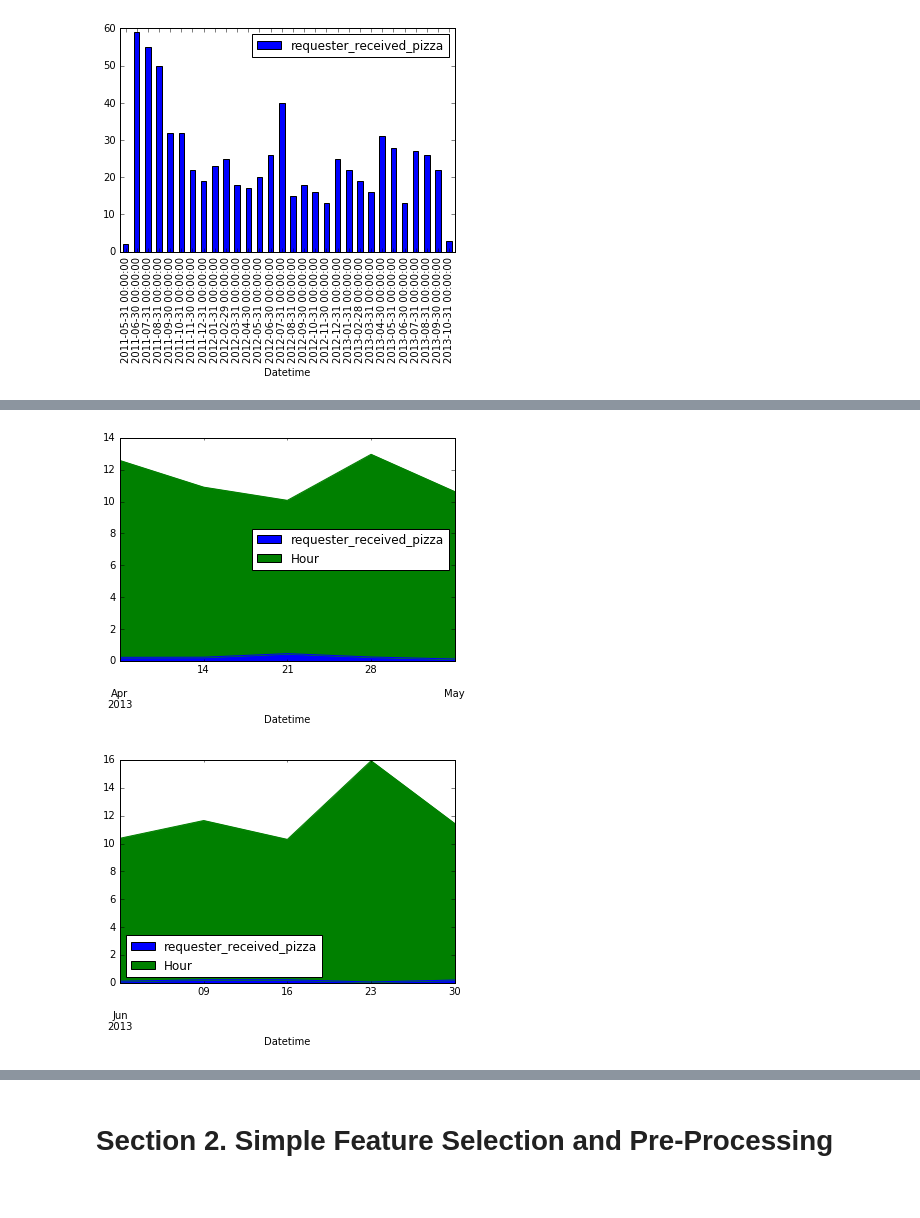
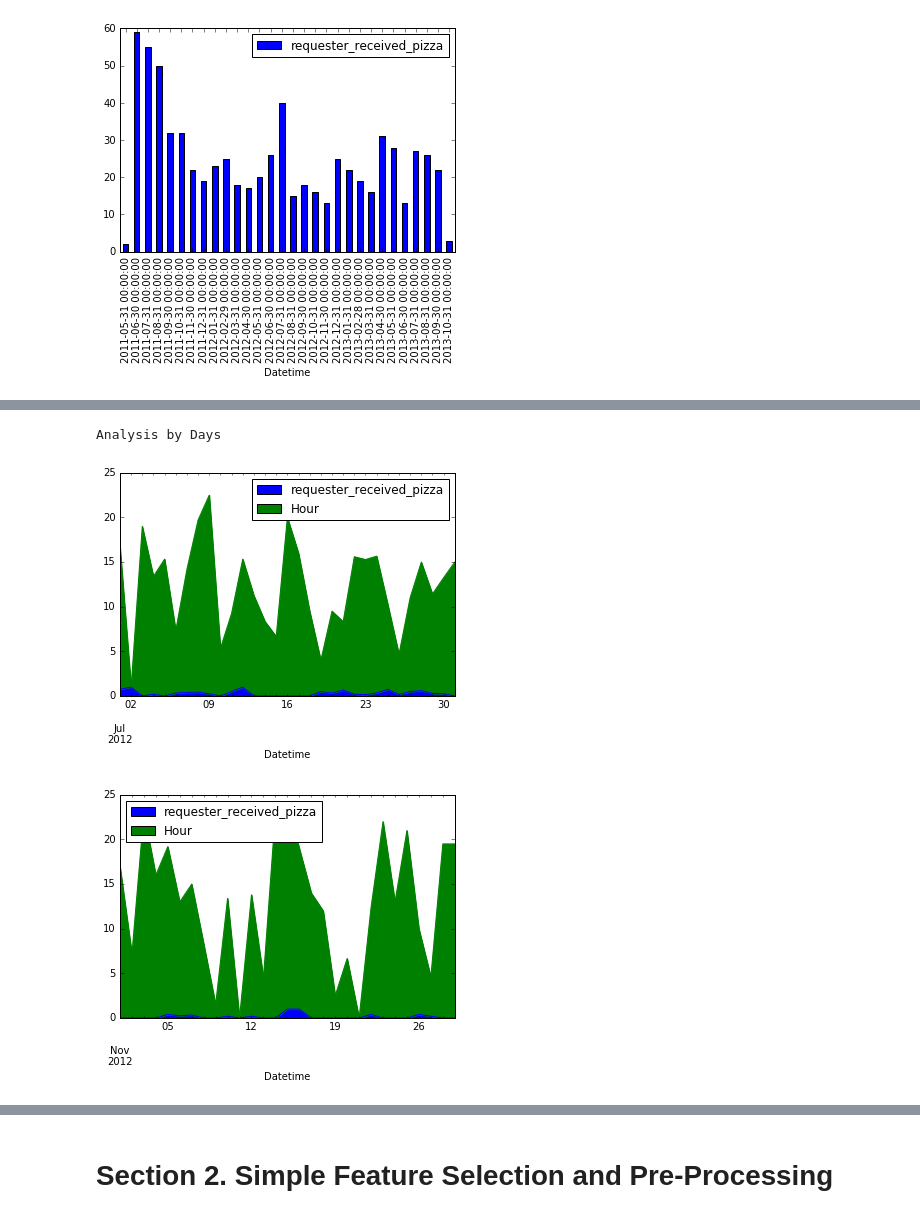
Before and after one commit to maynard242/Classification-Pizza, a Jupyter notebook: W207_Final_Project_Baseline_v4StatusTime.ipynb, the cells around one changed output, grey strips where cells are left out. Saved outputs shown, nothing was run; the diff lists cells and outputs as text; code cells hidden in the pictures.

```diff
--- a/W207_Final_Project_Baseline_v4StatusTime.ipynb
+++ b/W207_Final_Project_Baseline_v4StatusTime.ipynb
@@ -353,20 +380,14 @@ month_pizzas_bar = month_pizzas.plot(kind='bar')
 # %%
-# Analyze pattern by days/weeks
-
+# Analyze pattern by days
+print("\nAnalysis by Days")
 # Take a look at the highest frequency months (07/31/2012 and 4/30/2013)
 July2012 = unix_index['7/2012'].resample('D').mean()
-# July2012_area = July2012.plot(kind='area')
-
-April2013 = unix_index['4/2013'].resample('W').mean()
-April2013_area = April2013.plot(kind='area')
-
+July2012_area = July2012.plot(kind='area')
 
 # Take a look at the lowest frequency months
 Nov2012 = unix_index['11/2012'].resample('D').mean()
-# Nov2012_area = Nov2012.plot(kind='area')
-
-Jun2013 = unix_index['6/2013'].resample('W').mean()
-Jun2013_area = Jun2013.plot(kind='area')
+Nov2012_area = Nov2012.plot(kind='area')
 # %% [output]
+Analysis by Days
-[figure, old version]
+[figure, new version]
-[figure, old version]
+[figure, new version]
```
Also changed, not shown: parts of 10 cells of this notebook.
